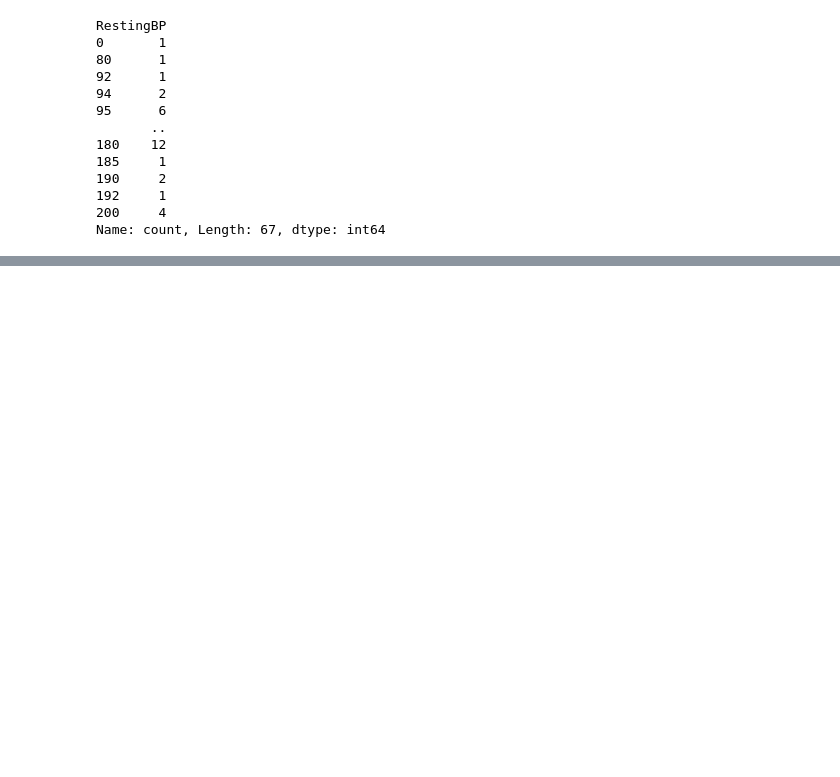
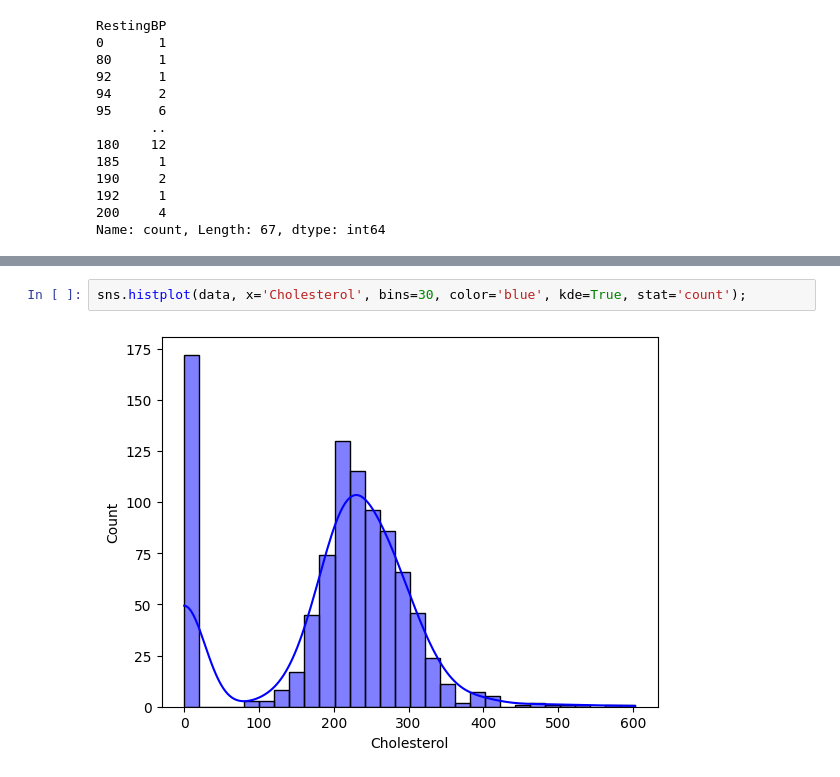
Before and after one commit to KaremLeticia/Tratamento_Classificacao_Doenca_Cardiaca, a Jupyter notebook: main.ipynb, the cells around one changed output, grey strips where cells are left out. Cells and saved outputs as stored; diff of their text form; blank space fills up the shorter version.

```diff
--- a/main.ipynb
+++ b/main.ipynb
@@ -147,0 +170,4 @@ Name: count, Length: 67, dtype: int64
+# %%
+sns.histplot(data, x='Cholesterol', bins=30, color='blue', kde=True, stat='count');
+# %% [output]
+[figure, added]
```
Also changed, not shown: parts of 3 cells of this notebook.
